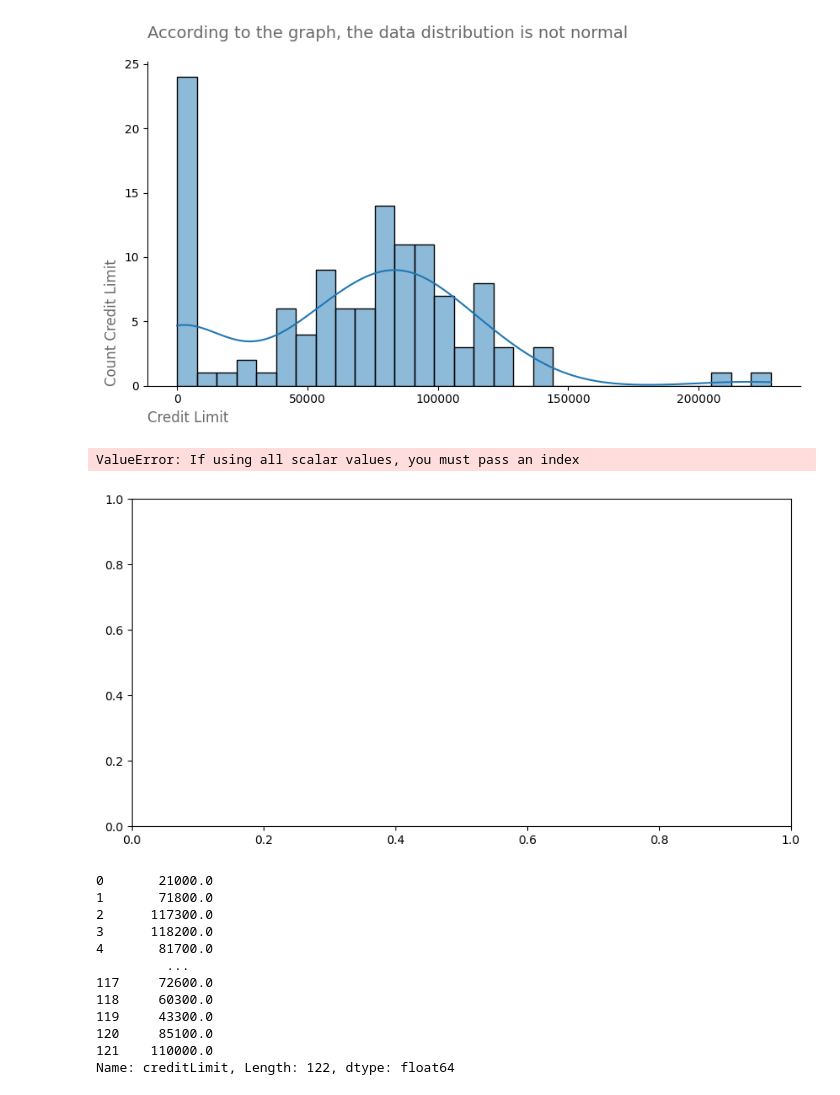
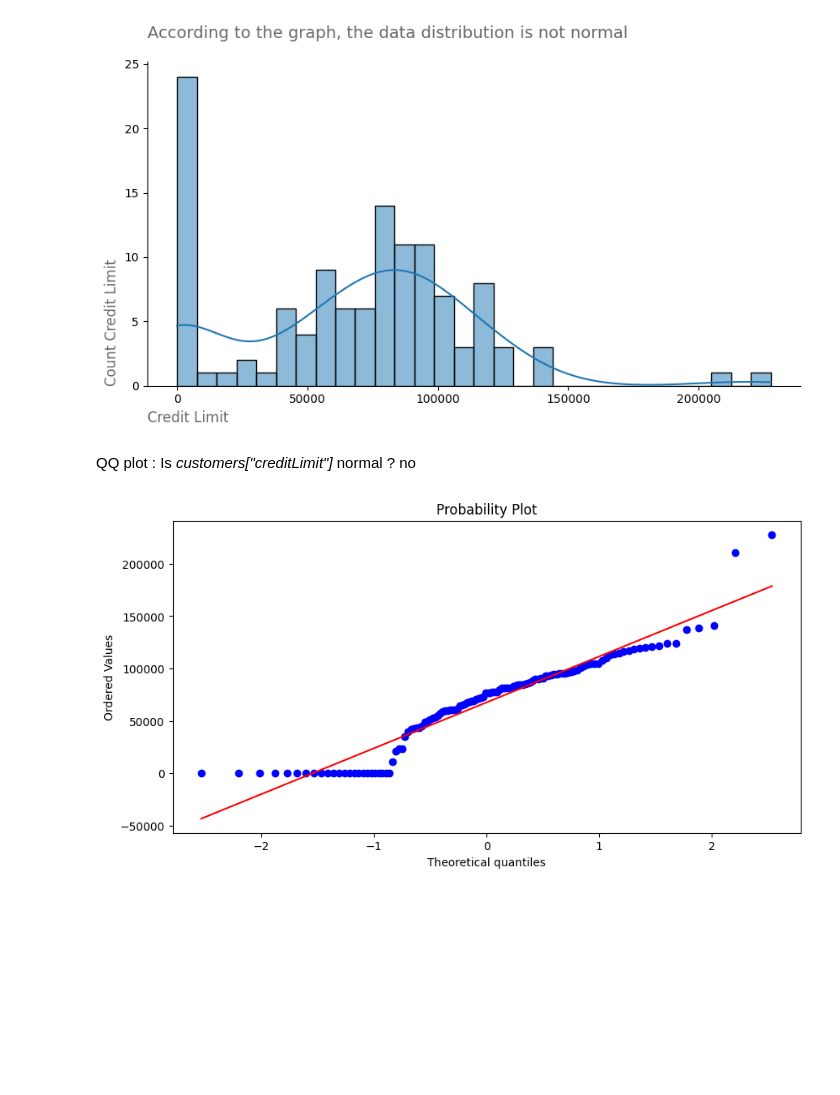
Before and after one commit to Mohsenmohebbi1993/Online-store-dataset, a Jupyter notebook: notebooks/Python/2. Analysis by python.ipynb, the cells around one changed output. Drawn from its saved outputs; the diff is of its cells as text; code cells hidden in the pictures; blank space fills up the shorter version.

Commit message:
probplot and nomal

```diff
--- a/notebooks/Python/2. Analysis by python.ipynb
+++ b/notebooks/Python/2. Analysis by python.ipynb
@@ -128,32 +128,13 @@ ax.spines[["top", "right"]].set_visible(False)
 plt.show()
 # %% [output]
 [figure]
-# %%
-columns_name = customers["creditLimit"]
-
-fig, ax = plt.subplots(1)
-fig.set_size_inches(10, 5)
-
-# plot each column
-for col_name in columns_name:
-    ax = sns.histplot(data=customers, x=col_name, bins=30)
-
-plt.legend(labels=columns_name)
-# %% [output]
-ValueError: If using all scalar values, you must pass an index
-[figure, removed]
-# %%
-customers["creditLimit"]
-# %% [output]
-0       21000.0
-1       71800.0
-2      117300.0
-3      118200.0
-4       81700.0
-         ...
-117     72600.0
-118     60300.0
-119     43300.0
-120     85100.0
-121    110000.0
-Name: creditLimit, Length: 122, dtype: float64
+# %% [markdown]
+QQ plot : Is *customers["creditLimit"]* normal ? no
+# %%
+# QQ plot
+fig, ax = plt.subplots(1)
+fig.set_size_inches(10, 5)
+ax = stats.probplot(customers["creditLimit"], fit=True, plot=plt)
+plt.show()
+# %% [output]
+[figure, added]
```
